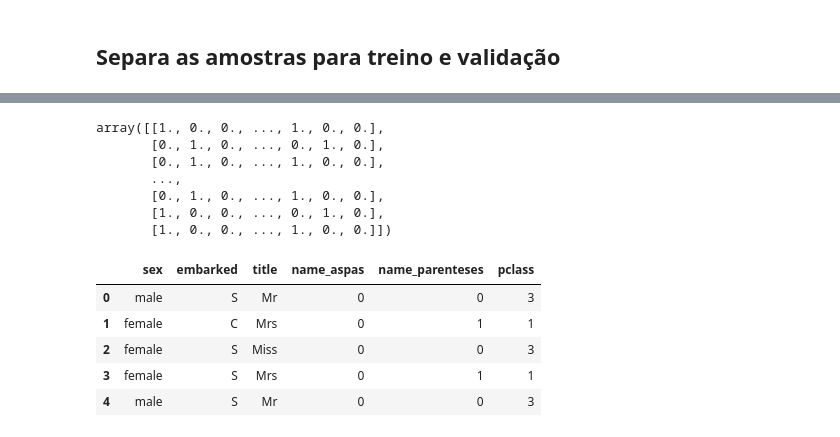
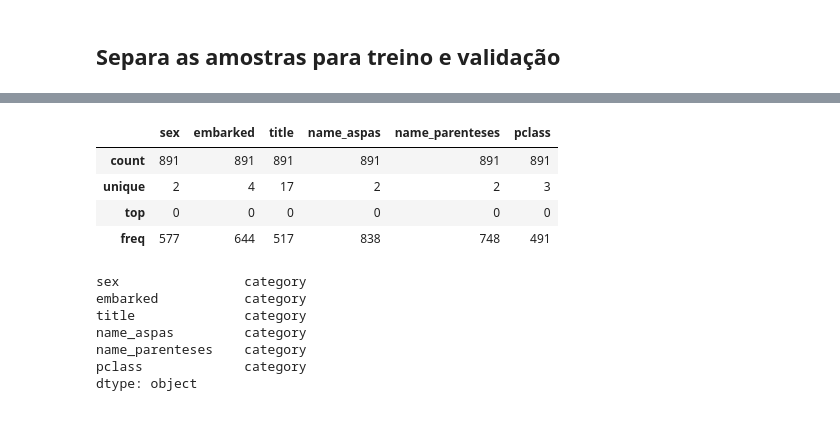
Before and after one commit to marcospiau/titanic-kaggle, a Jupyter notebook: 20191806_Pipelines_HypterparameterTuning_testes_iniciais_v2-Copy1.ipynb, the cells around one changed output, grey strips where cells are left out. Cells and saved outputs as stored; diff of their text form; code cells hidden in the pictures.

Commit message:
Atualizei, pipeline funcionando

```diff
--- a/20191806_Pipelines_HypterparameterTuning_testes_iniciais_v2-Copy1.ipynb
+++ b/20191806_Pipelines_HypterparameterTuning_testes_iniciais_v2-Copy1.ipynb
@@ -341,15 +344,29 @@ print(f'Print shape df_val: {df_val.shape}')
 # %%
 kf = StratifiedKFold(n_splits=5, shuffle=True, random_state=random_global)
-# %%
-def get_cat_codes(X):
-    return X.apply(lambda x: x.cat.codes).values
+# %%
+def get_cat_codes(X, return_df=False, return_as_category=False):
+    if return_df:
+        if return_as_category:
+            return X.apply(lambda x: x.cat.codes).astype('category')
+        else:
+            return X.apply(lambda x: x.cat.codes)
+    else:
+        return X.apply(lambda x: x.cat.codes).values
+get_cat_codes(df_train_val[cat_cols], return_df=True, return_as_category=True).describe()
+# %% [output]
+|  | sex | embarked | title | name_aspas | name_parenteses | pclass |
+| count | 891 | 891 | 891 | 891 | 891 | 891 |
+| unique | 2 | 4 | 17 | 2 | 2 | 3 |
+| top | 0 | 0 | 0 | 0 | 0 | 0 |
+| freq | 577 | 644 | 517 | 838 | 748 | 491 |
 # %%
-make_pipeline(FunctionTransformer(get_cat_codes, validate=False), OneHotEncoder(categories='auto', sparse=False)).fit_transform(df_train_val[cat_cols])
+make_pipeline(FunctionTransformer(get_cat_codes, validate=False, kw_args={'return_df':True, 'return_as_category':True}))\
+.fit_transform(df_train_val[cat_cols]).dtypes
 # %% [output]
-array([[1., 0., 0., ..., 1., 0., 0.],
-       [0., 1., 0., ..., 0., 1., 0.],
-       [0., 1., 0., ..., 1., 0., 0.],
-       ...,
-       [0., 1., 0., ..., 1., 0., 0.],
-       [1., 0., 0., ..., 0., 1., 0.],
-       [1., 0., 0., ..., 1., 0., 0.]])
+sex                category
+embarked           category
+title              category
+name_aspas         category
+name_parenteses    category
+pclass             category
+dtype: object
@@ -358,9 +372,0 @@ make_pipeline(SimpleImputer(fill_value=0, strategy=hps['num_missing_strategy'])
-# %%
-df_train_val[cat_cols+num_cols].iloc[:, :-len(num_cols)].head()
-# %% [output]
-|  | sex | embarked | title | name_aspas | name_parenteses | pclass |
-| 0 | male | S | Mr | 0 | 0 | 3 |
-| 1 | female | C | Mrs | 0 | 1 | 1 |
-| 2 | female | S | Miss | 0 | 0 | 3 |
-| 3 | female | S | Mrs | 0 | 1 | 1 |
-| 4 | male | S | Mr | 0 | 0 | 3 |
```
Also changed, not shown: parts of 26 cells of this notebook.
